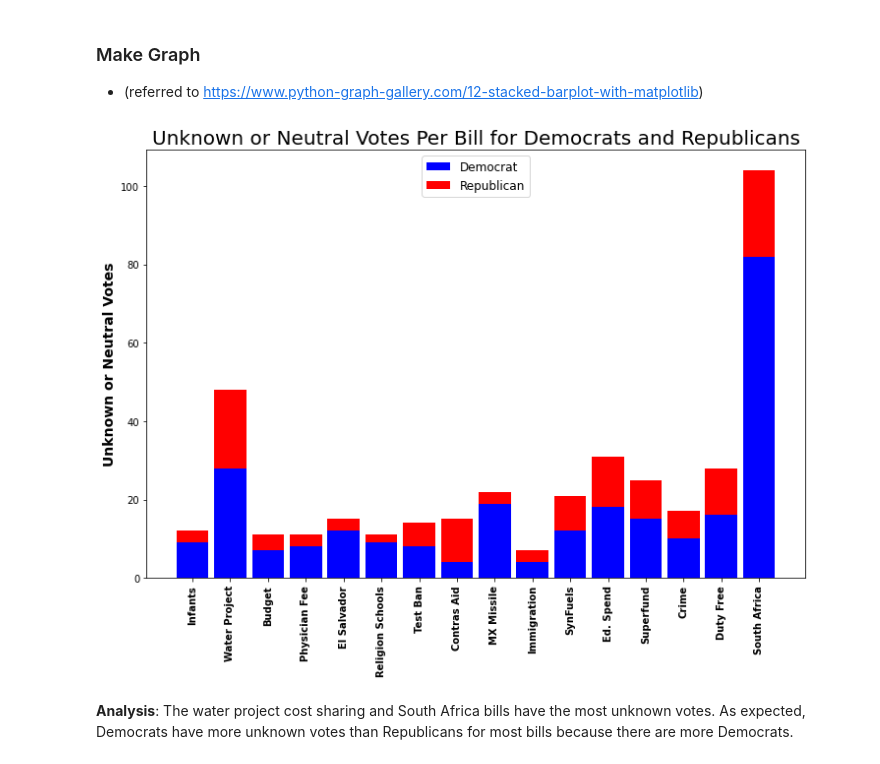
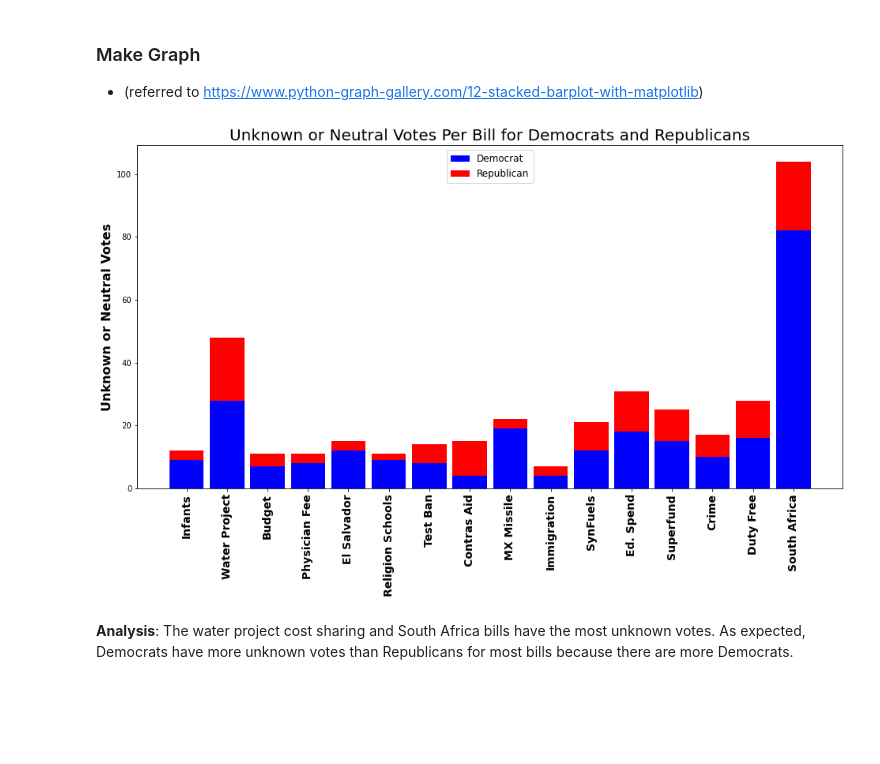
Before and after one commit to chrisstarr-82/capstone, a Jupyter notebook: other-EDA-visualizations.ipynb, the cells around one changed output. Cells and saved outputs as stored; diff of their text form; code cells hidden in the pictures; blank space fills up the shorter version.

```diff
--- a/other-EDA-visualizations.ipynb
+++ b/other-EDA-visualizations.ipynb
@@ -169,29 +169,29 @@ bar_height = np.add(bars1, bars2).tolist()
 # %%
 # position of bars on x axis
 r = list(range(16))
 
 # Names of group and bar width
 names = ['Infants','Water Project','Budget','Physician Fee','El Salvador', 'Religion Schools',
         'Test Ban', 'Contras Aid', 'MX Missile', 'Immigration', 'SynFuels', 'Ed. Spend', 'Superfund',
         'Crime', 'Duty Free', 'South Africa']
 barWidth = 0.85
 
 # Set figure size
-plt.figure(figsize=(12,8))
+plt.figure(figsize=(16,8))
 
 # plot the two bars
 plt.bar(r, bars1, color='b', width=barWidth, label='Democrat')
 plt.bar(r, bars2, bottom=bars1, color='r', width=barWidth, label='Republican')
 
 # Put the names on the x axis
-plt.xticks(r, names, fontweight='bold', rotation=90)
-plt.ylabel('Unknown or Neutral Votes', fontsize=14, fontweight='bold')
+plt.xticks(r, names, fontweight='bold', rotation=90, fontsize=14)
+plt.ylabel('Unknown or Neutral Votes', fontsize=16, fontweight='bold')
 
 plt.legend(loc='upper center', fontsize=12)
 plt.title('Unknown or Neutral Votes Per Bill for Democrats and Republicans', fontsize=20)
 plt.show()
 # %% [output]
-[figure, old version]
+[figure, new version]
 # %% [markdown]
 **Analysis**: The water project cost sharing and South Africa bills have the most unknown votes. As expected, Democrats have more unknown votes than Republicans for most bills because there are more Democrats.
 # %% [markdown]
```
Also changed, not shown: parts of 1 cell of this notebook, 1 other file.
